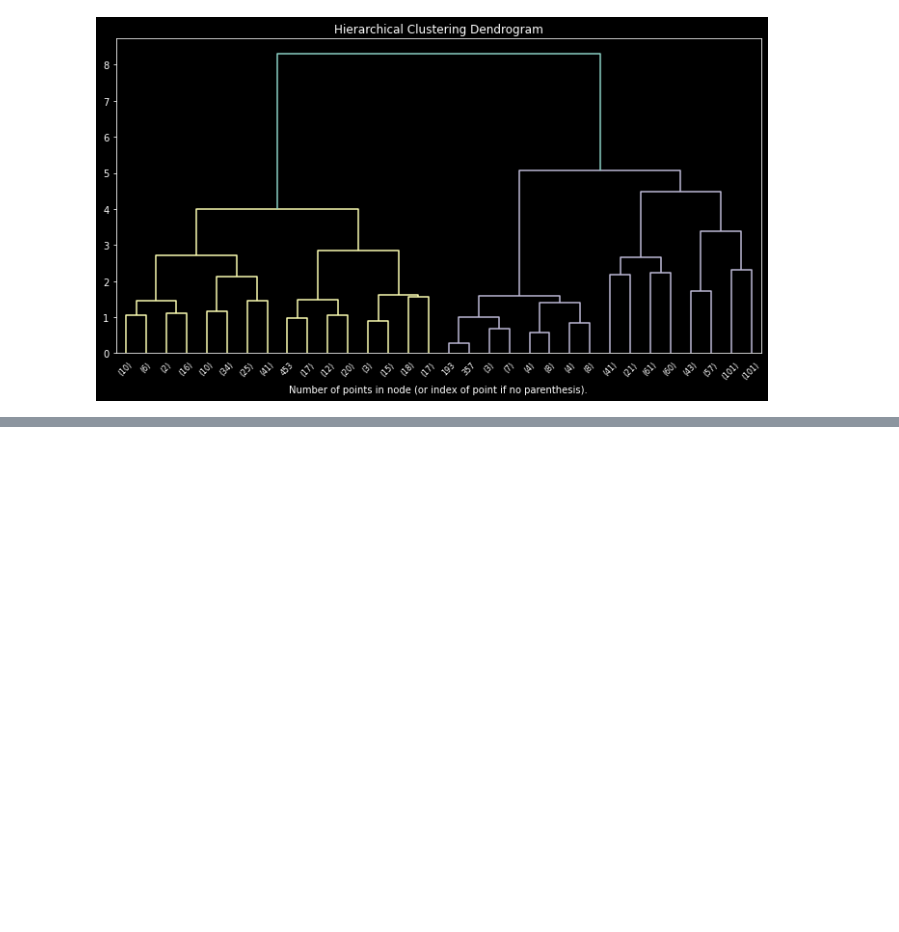
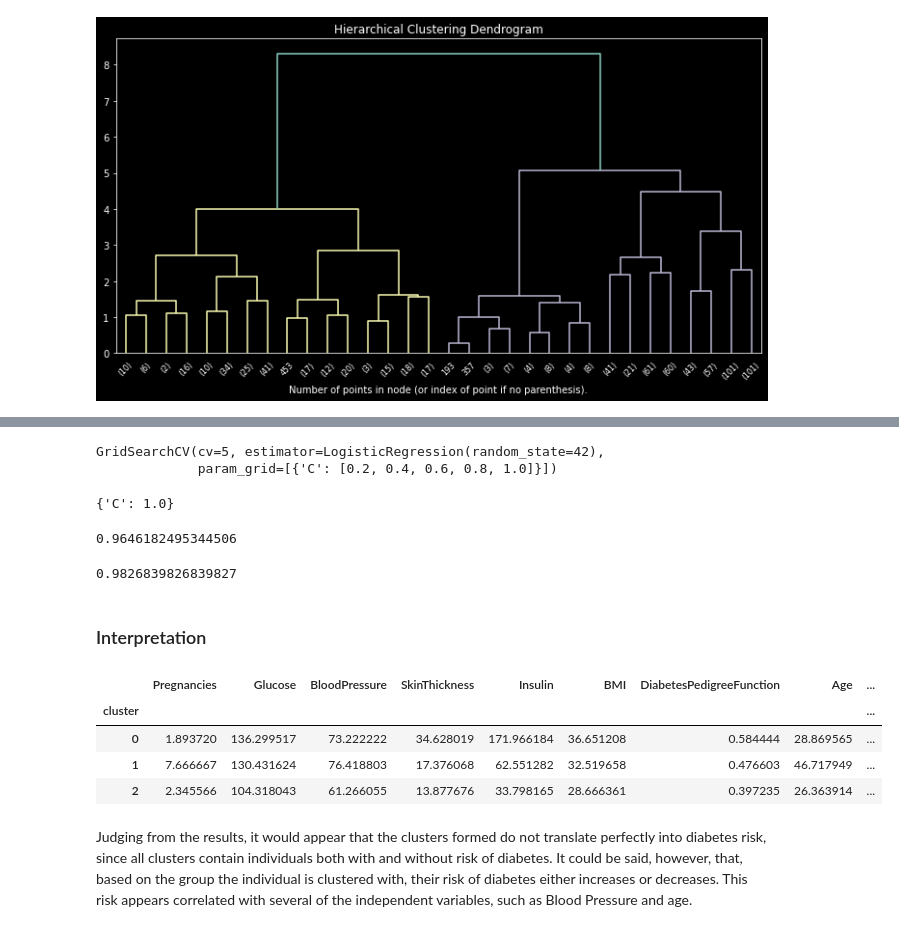
Before and after one commit to rockstardotb/Clustering_and_Logistic_Regression, a Jupyter notebook: Mini_Project_Clustering_and_Logistic_Regression.ipynb, the cells around one changed output, grey strips where cells are left out. Drawn from its saved outputs; the diff is of its cells as text; code cells hidden in the pictures; blank space fills up the shorter version.

```diff
--- a/Mini_Project_Clustering_and_Logistic_Regression.ipynb
+++ b/Mini_Project_Clustering_and_Logistic_Regression.ipynb
@@ -165,0 +213,34 @@ y_kmeans = kmeans.predict(X)
+# %%
+param_grid=[{"C":[0.2, 0.4, 0.6, 0.8, 1.0]}]
+grid=GridSearchCV(estimator=LogisticRegression(random_state=42),param_grid=param_grid,cv=5)
+grid.fit(X_train,y_train)
+# %% [output]
+GridSearchCV(cv=5, estimator=LogisticRegression(random_state=42),
+             param_grid=[{'C': [0.2, 0.4, 0.6, 0.8, 1.0]}])
+# %%
+grid.best_params_
+# %% [output]
+{'C': 1.0}
+# %%
+# training accuracy
+grid.score(X_train,y_train)
+# %% [output]
+0.9646182495344506
+# %%
+# test accuracy
+grid.score(X_test,y_test)
+# %% [output]
+0.9826839826839827
+# %% [markdown]
+### Interpretation
+# %%
+df['cluster'] = y_kmeans
+df.groupby('cluster').mean()
+# %% [output]
+|  | Pregnancies | Glucose | BloodPressure | SkinThickness | Insulin | BMI | DiabetesPedigreeFunction | Age | ... |
+| cluster |  |  |  |  |  |  |  |  | ... |
+| 0 | 1.893720 | 136.299517 | 73.222222 | 34.628019 | 171.966184 | 36.651208 | 0.584444 | 28.869565 | ... |
+| 1 | 7.666667 | 130.431624 | 76.418803 | 17.376068 | 62.551282 | 32.519658 | 0.476603 | 46.717949 | ... |
+| 2 | 2.345566 | 104.318043 | 61.266055 | 13.877676 | 33.798165 | 28.666361 | 0.397235 | 26.363914 | ... |
+# %% [markdown]
+Judging from the results, it would appear that the clusters formed do not translate perfectly into diabetes risk, since all clusters contain individuals both with and without risk of diabetes. It could be said, however, that, based on the group the individual is clustered with, their risk of diabetes either increases or decreases. This risk appears correlated with several of the independent variables, such as Blood Pressure and age.
```
Also changed, not shown: parts of 14 cells of this notebook.
